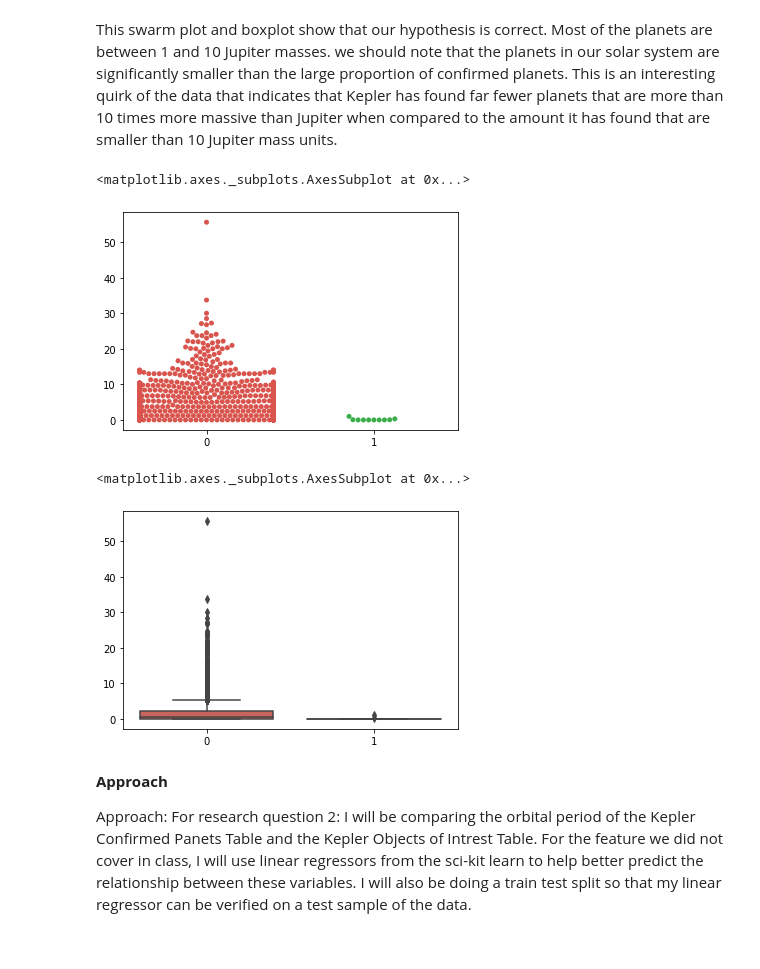
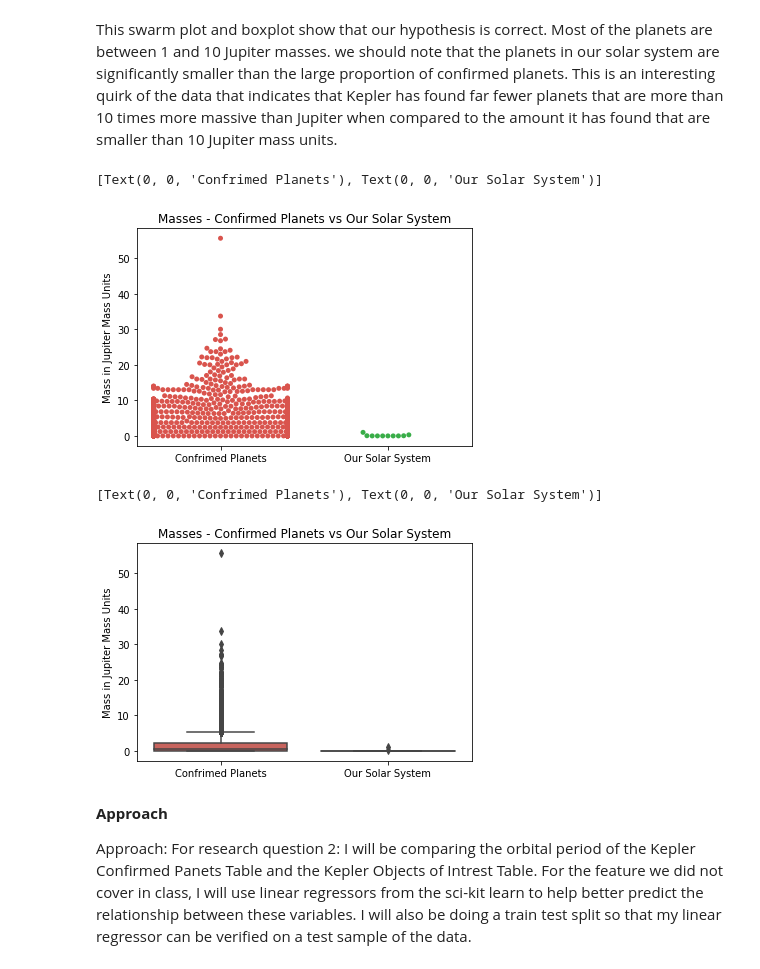
Before and after one commit to Danjstr/AIM-5001, a Jupyter notebook: D_Strauss_Final_Project.ipynb, the cells around one changed output. Cells and saved outputs as stored; diff of their text form; code cells hidden in the pictures.

```diff
--- a/D_Strauss_Final_Project.ipynb
+++ b/D_Strauss_Final_Project.ipynb
@@ -241,20 +241,32 @@ Text(0, 0.5, 'Number of Planets')
 This swarm plot and boxplot show that our hypothesis is correct. Most of the planets are between 1 and 10 Jupiter masses. we should note that the planets in our solar system are significantly smaller than the large proportion of confirmed planets. This is an interesting quirk of the data that indicates that Kepler has found far fewer planets that are more than 10 times more massive than Jupiter when compared to the amount it has found that are smaller than 10 Jupiter mass units.
 # %%
 #Show a swarmplot of the mass of our solar sytem vs the mass of Kepler confirmed planets.
-sns.swarmplot(
+g=sns.swarmplot(
     data=[df2['pl_bmassj'], df['mass']],
     palette=[sns.xkcd_rgb["pale red"], sns.xkcd_rgb["medium green"]])
+#Create a Title for the plot
+plt.title('Masses - Confirmed Planets vs Our Solar System')
+#Create the y_label
+plt.ylabel('Mass in Jupiter Mass Units')
+#Label the x_ticks
+g.set_xticklabels(['Confrimed Planets','Our Solar System'])
 # %% [output]
-<matplotlib.axes._subplots.AxesSubplot at 0x...>
+[Text(0, 0, 'Confrimed Planets'), Text(0, 0, 'Our Solar System')]
-[figure, old version]
+[figure, new version]
 # %%
 #Show a boxplot of the mass of our solar sytem vs the mass of Kepler confirmed planets.
-sns.boxplot(
+g=sns.boxplot(
     data=[df2['pl_bmassj'], df['mass']],
     palette=[sns.xkcd_rgb["pale red"], sns.xkcd_rgb["medium green"]])
+#Create a Title for the plot
+plt.title('Masses - Confirmed Planets vs Our Solar System')
+#Create the y_label
+plt.ylabel('Mass in Jupiter Mass Units')
+#Label the x_ticks
+g.set_xticklabels(['Confrimed Planets','Our Solar System'])
 # %% [output]
-<matplotlib.axes._subplots.AxesSubplot at 0x...>
+[Text(0, 0, 'Confrimed Planets'), Text(0, 0, 'Our Solar System')]
-[figure, old version]
+[figure, new version]
 # %% [markdown]
 **Approach**
 
```
